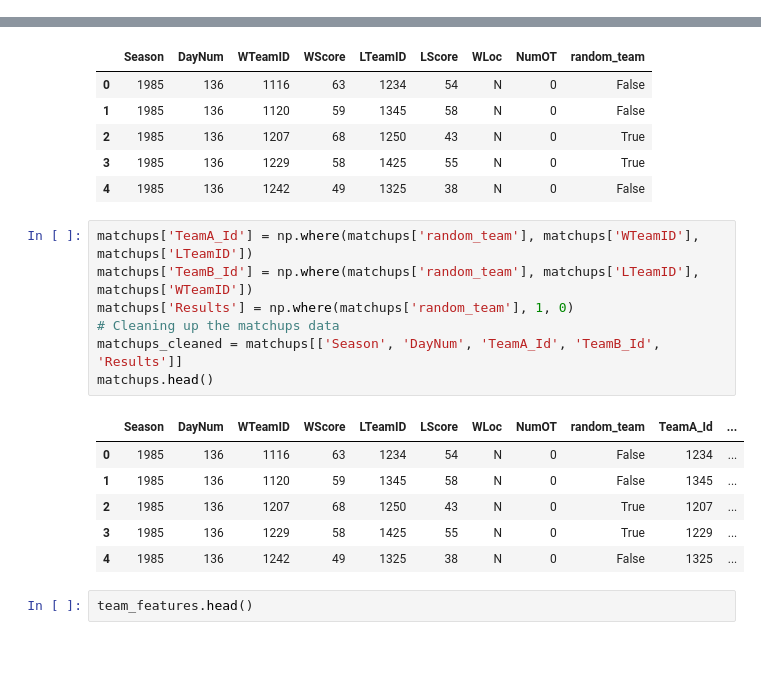
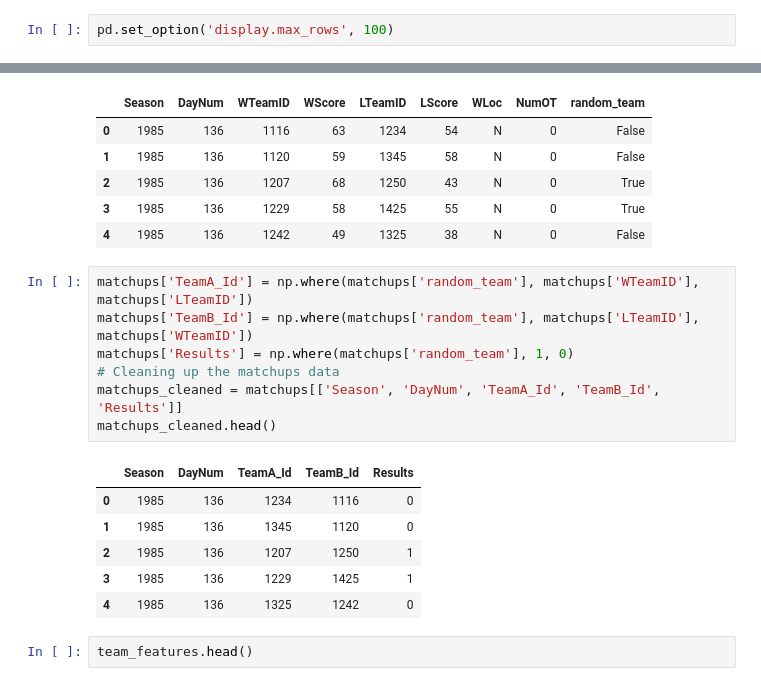
Before and after one commit to krishna-kasuganti/ncaa-bracket-model, a Jupyter notebook: notebooks/02_feature_engineering.ipynb, the cells around one changed output, grey strips where cells are left out. Cells and saved outputs as stored; diff of their text form; blank space fills up the shorter version.

```diff
--- a/notebooks/02_feature_engineering.ipynb
+++ b/notebooks/02_feature_engineering.ipynb
@@ -3,6 +3,8 @@
 # %%
 import pandas as pd
 import numpy as np
+# %%
+pd.set_option('display.max_rows', 100)
 # %%
 def show_columns(df):
     for col in df.columns:
@@ -735,17 +787,17 @@ matchups.head()
 # %%
 matchups['TeamA_Id'] = np.where(matchups['random_team'], matchups['WTeamID'], matchups['LTeamID'])
 matchups['TeamB_Id'] = np.where(matchups['random_team'], matchups['LTeamID'], matchups['WTeamID'])
 matchups['Results'] = np.where(matchups['random_team'], 1, 0)
 # Cleaning up the matchups data
 matchups_cleaned = matchups[['Season', 'DayNum', 'TeamA_Id', 'TeamB_Id', 'Results']]
-matchups.head()
+matchups_cleaned.head()
 # %% [output]
-|  | Season | DayNum | WTeamID | WScore | LTeamID | LScore | WLoc | NumOT | random_team | TeamA_Id | ... |
-| 0 | 1985 | 136 | 1116 | 63 | 1234 | 54 | N | 0 | False | 1234 | ... |
-| 1 | 1985 | 136 | 1120 | 59 | 1345 | 58 | N | 0 | False | 1345 | ... |
-| 2 | 1985 | 136 | 1207 | 68 | 1250 | 43 | N | 0 | True | 1207 | ... |
-| 3 | 1985 | 136 | 1229 | 58 | 1425 | 55 | N | 0 | True | 1229 | ... |
-| 4 | 1985 | 136 | 1242 | 49 | 1325 | 38 | N | 0 | False | 1325 | ... |
+|  | Season | DayNum | TeamA_Id | TeamB_Id | Results |
+| 0 | 1985 | 136 | 1234 | 1116 | 0 |
+| 1 | 1985 | 136 | 1345 | 1120 | 0 |
+| 2 | 1985 | 136 | 1207 | 1250 | 1 |
+| 3 | 1985 | 136 | 1229 | 1425 | 1 |
+| 4 | 1985 | 136 | 1325 | 1242 | 0 |
 # %%
 team_features.head()
 # %% [output]
```
Also changed, not shown: parts of 27 cells of this notebook, 9 other files.
